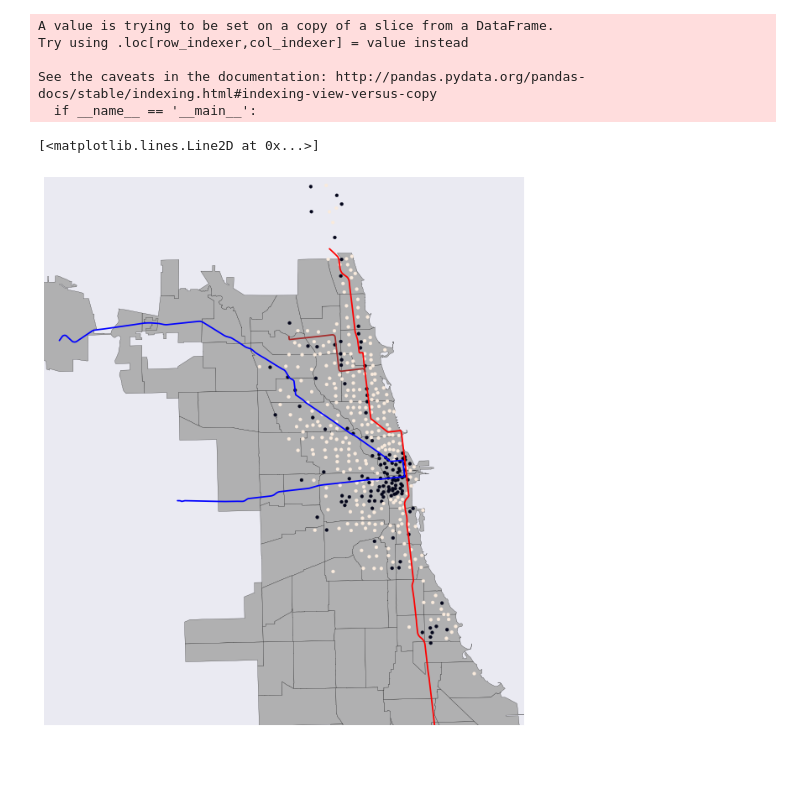
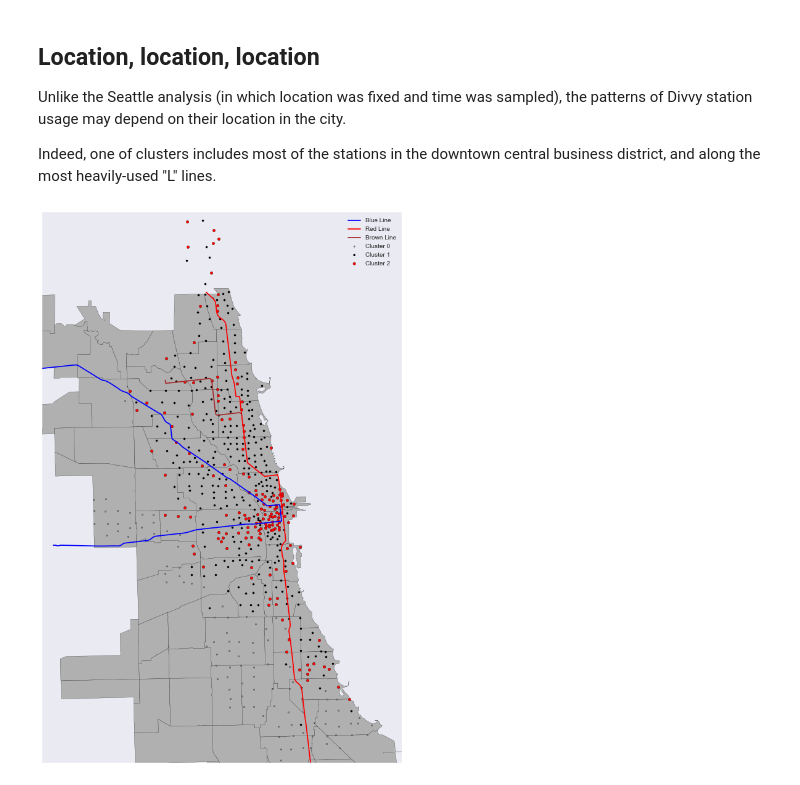
Before and after one commit to dashdotrobot/divvy-data, a Jupyter notebook: hourly_counts.ipynb, the cells around one changed output. Saved outputs shown, nothing was run; the diff lists cells and outputs as text; code cells hidden in the pictures.

Commit message:
Add descriptions and documentation

```diff
--- a/hourly_counts.ipynb
+++ b/hourly_counts.ipynb
@@ -128,9 +149,0 @@ df_stats[['num_trips_to', 'num_trips_from']] = df_stats[['num_trips_to', 'num_tr
-# %%
-filt = (trips_tot > 1000) & (trips_tot < 60000)
-stats = df_stats[filt]
-
-wd_from_counts = df_wd_from_counts[filt]
-wd_to_counts = df_wd_to_counts[filt]
-wd_counts = df_wd_counts[filt]
-
-trips_tot = wd_counts.sum(axis=1)
@@ -161,10 +207,15 @@ See the caveats in the documentation: http://pandas.pydata.org/pandas-docs/stabl
+# %% [markdown]
+## Location, location, location
+
+Unlike the Seattle analysis (in which location was fixed and time was sampled), the patterns of Divvy station usage may depend on their location in the city.
+
+Indeed, one of clusters includes most of the stations in the downtown central business district, and along the most heavily-used "L" lines.
 # %%
 # Get bounding box for Chicago
 
 s_lat = 41.735  # 87th street
 n_lat = 42.069  # Wilmette
-# w_lon = -87.816  # Forest Park
-w_lon = -87.916  # West of Forest Park
+w_lon = -87.816  # Forest Park
 e_lon = -87.524  # State line
 
 map = Basemap(projection='tmerc', ellps='WGS84',
@@ -177,6 +228,9 @@ map = Basemap(projection='tmerc', ellps='WGS84',
 # Read Chicago Community Areas shapefile
 map.readshapefile('chi_ca/chi_ca', name='chicago',
                   drawbounds=False, color='none', zorder=2);
+
+# Convert station lat/lon to points on the map
+df_stats['map_point'] = [Point(map(x, y)) for x, y in zip(df_stats['longitude'], df_stats['latitude'])]
 
 # Read neighborhoods shapefile
 hoods = pd.DataFrame({'poly': [Polygon(xy) for xy in map.chicago],
@@ -191,48 +245,46 @@ hoods['patch'] = hoods['poly']\
 # Read CTA L lines shapefile
 proj4str = pycrs.loader.from_file('chi_CTA/CTA_RailLines.prj').to_proj4()
 
+# CTA L lines shapefile is given in projected coordinates. Convert back to lat/lon
 inProj = Proj(proj4str, preserve_units=True)
 outProj = Proj(init='epsg:4326')
 
 cta = Reader('chi_CTA/CTA_RailLines.shp')
 l_lines = pd.DataFrame({'line': [r[5] for r in cta.records()],
-                        'LineString': [LineString(zip(*transform(inProj, outProj, zip(*c.points)[0], zip(*c.points)[1]))) for c in cta.shapes()]})
+                        'LineString': [LineString(zip(*transform(inProj, outProj, zip(*c.points)[0], zip(*c.points)[1])))
+                                       for c in cta.shapes()]})
 
 blue = linemerge(MultiLineString(l_lines[l_lines['line'] == 'BL']['LineString'].tolist()))
 red = linemerge(MultiLineString(l_lines[l_lines['line'] == 'RD']['LineString'].tolist()))
 brn = linemerge(MultiLineString(l_lines[l_lines['line'] == 'BR']['LineString'].tolist()[4:19]))
 # %%
-stats['map_point'] = [Point(map(x, y)) for x, y in zip(stats['longitude'], stats['latitude'])]
+fig, ax = plt.subplots(figsize=(12, 16))
 
-fig, ax = plt.subplots(figsize=(12, 12))
+sz = [5, 10, 20]
+col = ['gray', 'black', 'r']
 
-map.scatter([p.x for p in stats['map_point']],
-            [p.y for p in stats['map_point']],
-            c=stats['cluster'], s=15, zorder=2);
+for i in range(n_clusters + 1):
+    map.scatter([p.x for p in df_stats[df_stats['cluster'] == i]['map_point']],
+                [p.y for p in df_stats[df_stats['cluster'] == i]['map_point']],
+                c=col[i], s=sz[i], zorder=2, label='Cluster {:d}'.format(i));
 
-# map.scatter([p.x for p in stats['map_point']],
-#             [p.y for p in stats['map_point']],
-#             c=y_pca[:, 1], s=15, zorder=2);
-
+# Draw neighborhood boundaries
 ax.add_collection(PatchCollection(hoods['patch'].values, match_original=True))
 
 # Plot a rail line
 blue_x, blue_y = blue.xy
-blue_mx, blue_my = map(np.array(blue_x) + 8.21888, np.array(blue_y) + 0.255)
-map.plot(blue_mx, blue_my, c='b')
+blue_mx, blue_my = map(np.array(blue_x) + 8.21888, np.array(blue_y) + 0.25)
+map.plot(blue_mx, blue_my, c='b', label='Blue Line')
 
 red_x, red_y = red.xy
-red_mx, red_my = map(np.array(red_x) + 8.21888, np.array(red_y) + 0.255)
-map.plot(red_mx, red_my, c='r')
+red_mx, red_my = map(np.array(red_x) + 8.21888, np.array(red_y) + 0.25)
+map.plot(red_mx, red_my, c='r', label='Red Line')
 
 brn_x, brn_y = brn.xy
-brn_mx, brn_my = map(np.array(brn_x) + 8.21888, np.array(brn_y) + 0.255)
-map.plot(brn_mx, brn_my, c='brown')
+brn_mx, brn_my = map(np.array(brn_x) + 8.21888, np.array(brn_y) + 0.25)
+map.plot(brn_mx, brn_my, c='brown', label='Brown Line')
+
+plt.legend(loc='upper right')
+plt.show()
 # %% [output]
-A value is trying to be set on a copy of a slice from a DataFrame.
-Try using .loc[row_indexer,col_indexer] = value instead
-
-See the caveats in the documentation: http://pandas.pydata.org/pandas-docs/stable/indexing.html#indexing-view-versus-copy
-  if __name__ == '__main__':
-[<matplotlib.lines.Line2D at 0x...>]
-[figure, old version]
+[figure, new version]
```
Also changed, not shown: parts of 11 cells of this notebook.
